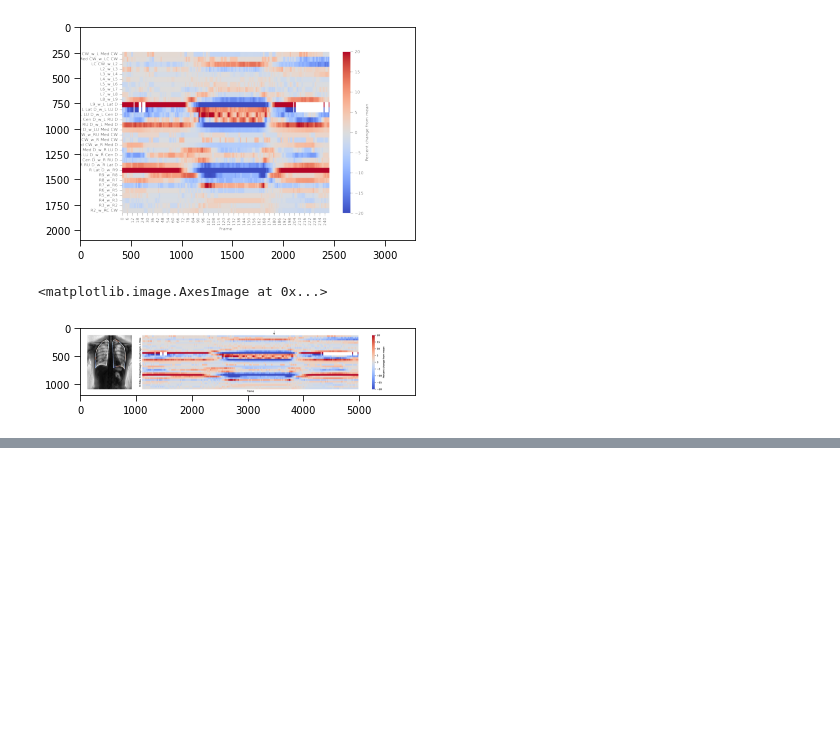
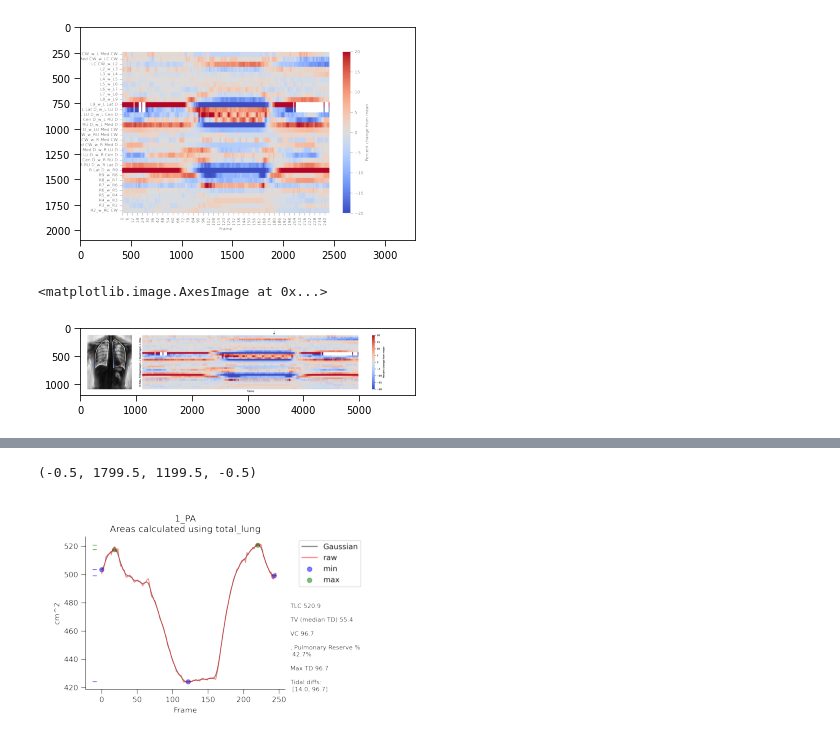
Before and after one commit to tjp7rr/dPFT, a Jupyter notebook: dPFT_example.ipynb, the cells around one changed output, grey strips where cells are left out. Drawn from its saved outputs; the diff is of its cells as text; code cells hidden in the pictures; blank space fills up the shorter version.

Commit message:
adding area-time and flow-area analysis features

```diff
--- a/dPFT_example.ipynb
+++ b/dPFT_example.ipynb
@@ -195,0 +215,28 @@ plt.imshow(imageio.mimread(strain_map_video, memtest=False)[150])
+# %%
+# set paths to the appropriate folders/files
+# This is the location of your dPFT folder, should be same as above
+dxr_fld = r'C:\Users\tpisano\Downloads\dPFT'
+
+# next set a path to the clahe_areas_and_curvature_indices.csv file that was generated from before
+fl = os.path.join(dxr_fld, 'output/tracking_output_analysis/1_PA_clahe_areas_and_curvature_indices.csv')
+
+# switches below
+# should not need to touch for this tutorial
+# but sometimes it's nice to play around with this for your own dxrs
+gaussigma = 3
+alpha = 0.5
+number_points_before_after=15
+filetype= '.png' #'.pdf' produces better images but not as easy to read into jupyter notebook
+cat_class = False
+area_type = 'total_lung' # between 'lungs-heart' and 'total_lung'
+cm_to_pixel_conversion=.0016 #cm_to_pixel_conversion - this would be square cm^2 per pixel. E.g. 400um x 400um pixel = 0.0016
+
+# folder set up
+figdst = os.path.join(dxr_fld, 'output/figures'); makedir(figdst)
+savedst = os.path.join(dxr_fld, 'output/peaks'); makedir(savedst)
+
+# find peaks relative to other peaks
+df = pd.read_csv(fl).sort_values('frame')
+x,y=df[['frame', area_type]].values.T
+pntid = '1_PA'
+find_peaks_relative_to_other_peaks(x,y, number_points_before_after=number_points_before_after, gaussigma=gaussigma, alpha=alpha, figdst=figdst, savedst=savedst, pntid=pntid, filetype=filetype, cat_class=cat_class, cm_to_pixel_conversion=cm_to_pixel_conversion, area_type=area_type)
@@ -195,0 +250,5 @@ plt.imshow(imageio.mimread(strain_map_video, memtest=False)[150])
+# %%
+plt.imshow(imageio.imread(os.path.join(figdst, '1_PA.png'))); plt.axis('off')
+# %% [output]
+(-0.5, 1799.5, 1199.5, -0.5)
+[figure, added]
```
Also changed, not shown: parts of 27 cells of this notebook, 1 other file.
